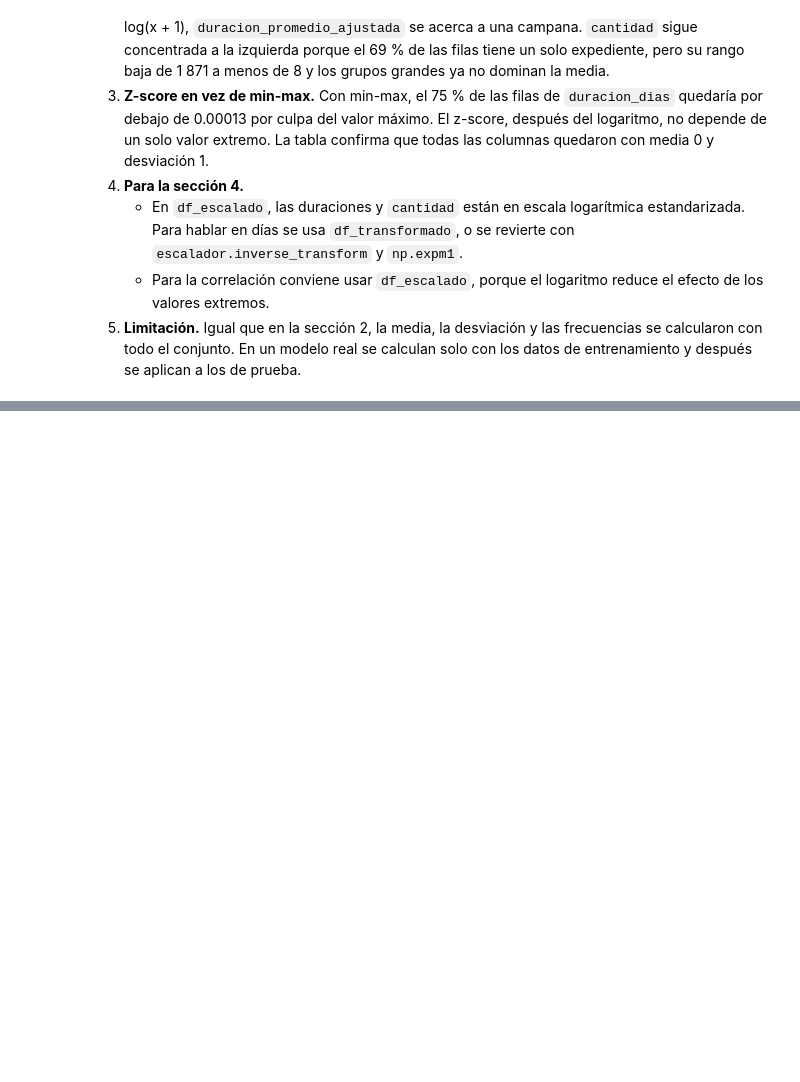
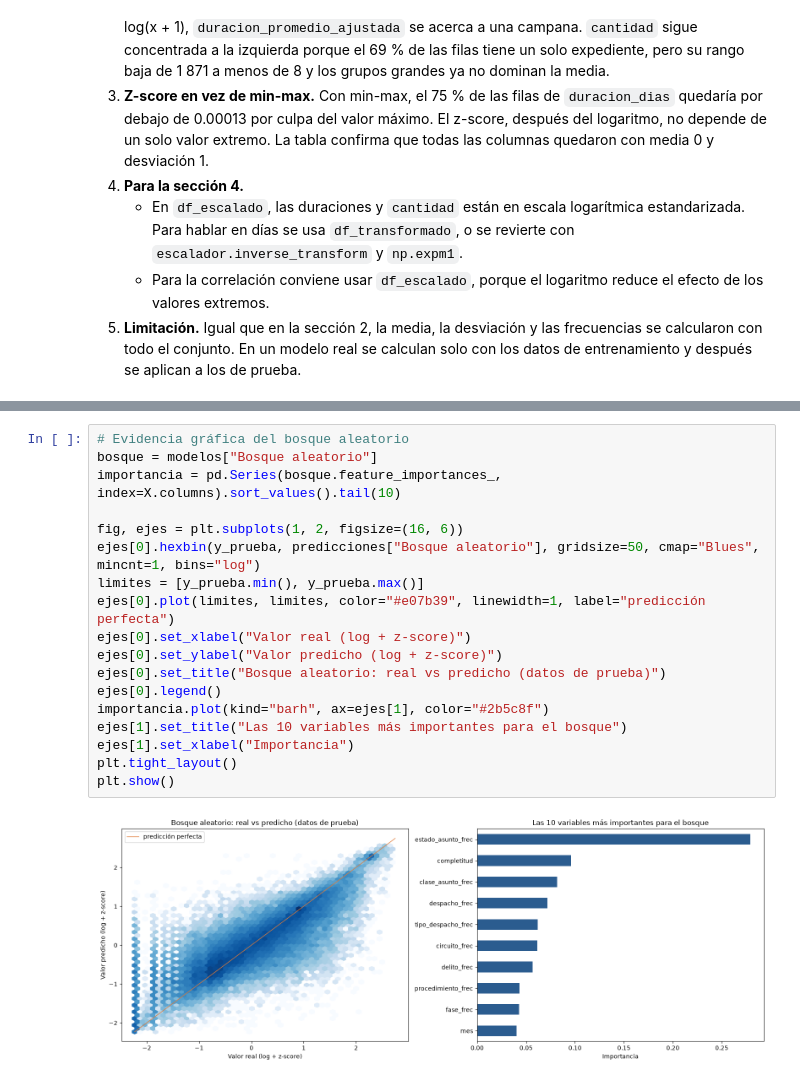
Before and after one commit to Kyaroruki/Laboratorio-4-Mineria-Datos, a Jupyter notebook: lab4_IC2025.ipynb, the cells around one changed output, grey strips where cells are left out. Drawn from its saved outputs; the diff is of its cells as text; blank space fills up the shorter version.

```diff
--- a/lab4_IC2025.ipynb
+++ b/lab4_IC2025.ipynb
@@ -921,0 +1122,20 @@ Pendiente:
+# %%
+# Evidencia gráfica del bosque aleatorio
+bosque = modelos["Bosque aleatorio"]
+importancia = pd.Series(bosque.feature_importances_, index=X.columns).sort_values().tail(10)
+
+fig, ejes = plt.subplots(1, 2, figsize=(16, 6))
+ejes[0].hexbin(y_prueba, predicciones["Bosque aleatorio"], gridsize=50, cmap="Blues", mincnt=1, bins="log")
+limites = [y_prueba.min(), y_prueba.max()]
+ejes[0].plot(limites, limites, color="#e07b39", linewidth=1, label="predicción perfecta")
+ejes[0].set_xlabel("Valor real (log + z-score)")
+ejes[0].set_ylabel("Valor predicho (log + z-score)")
+ejes[0].set_title("Bosque aleatorio: real vs predicho (datos de prueba)")
+ejes[0].legend()
+importancia.plot(kind="barh", ax=ejes[1], color="#2b5c8f")
+ejes[1].set_title("Las 10 variables más importantes para el bosque")
+ejes[1].set_xlabel("Importancia")
+plt.tight_layout()
+plt.show()
+# %% [output]
+[figure, added]
```
Also changed, not shown: parts of 18 cells of this notebook.
